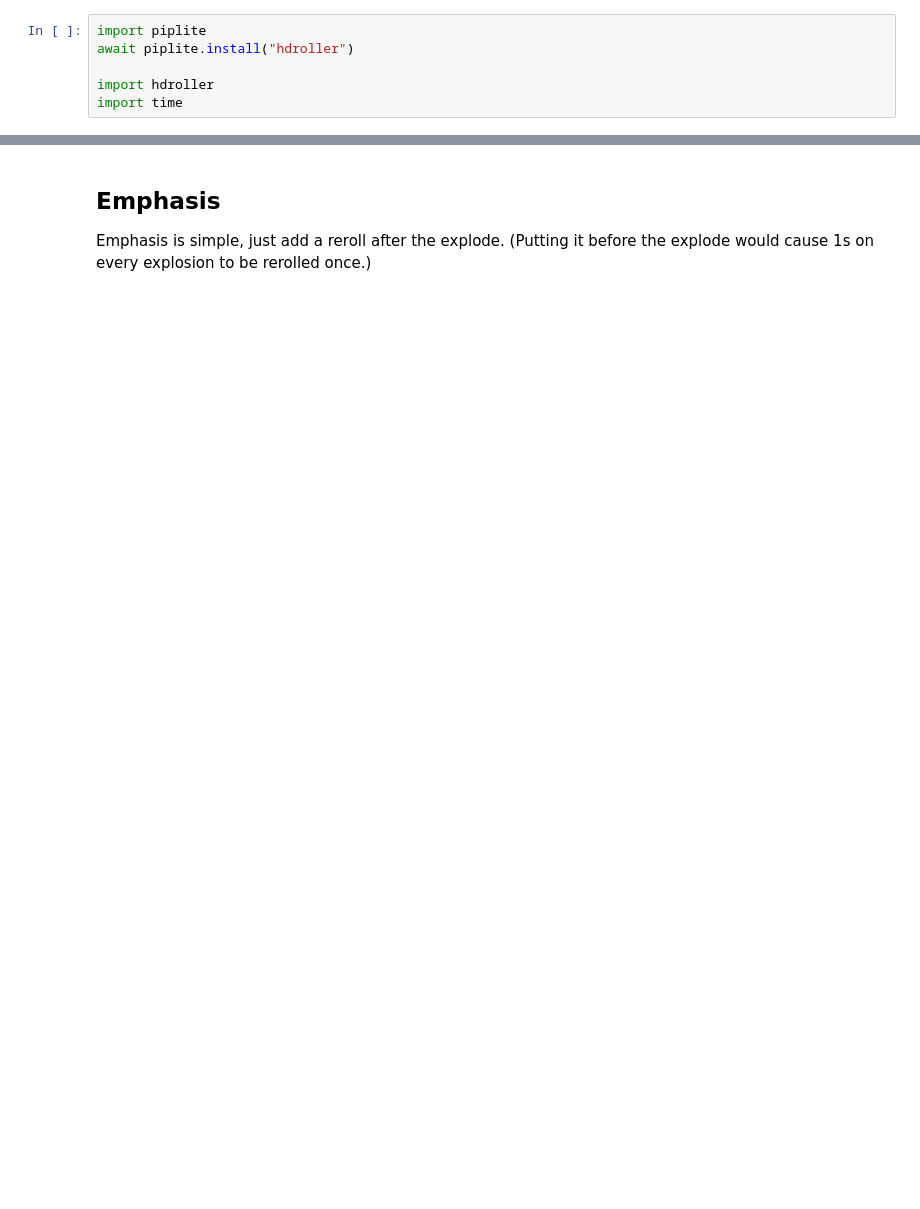
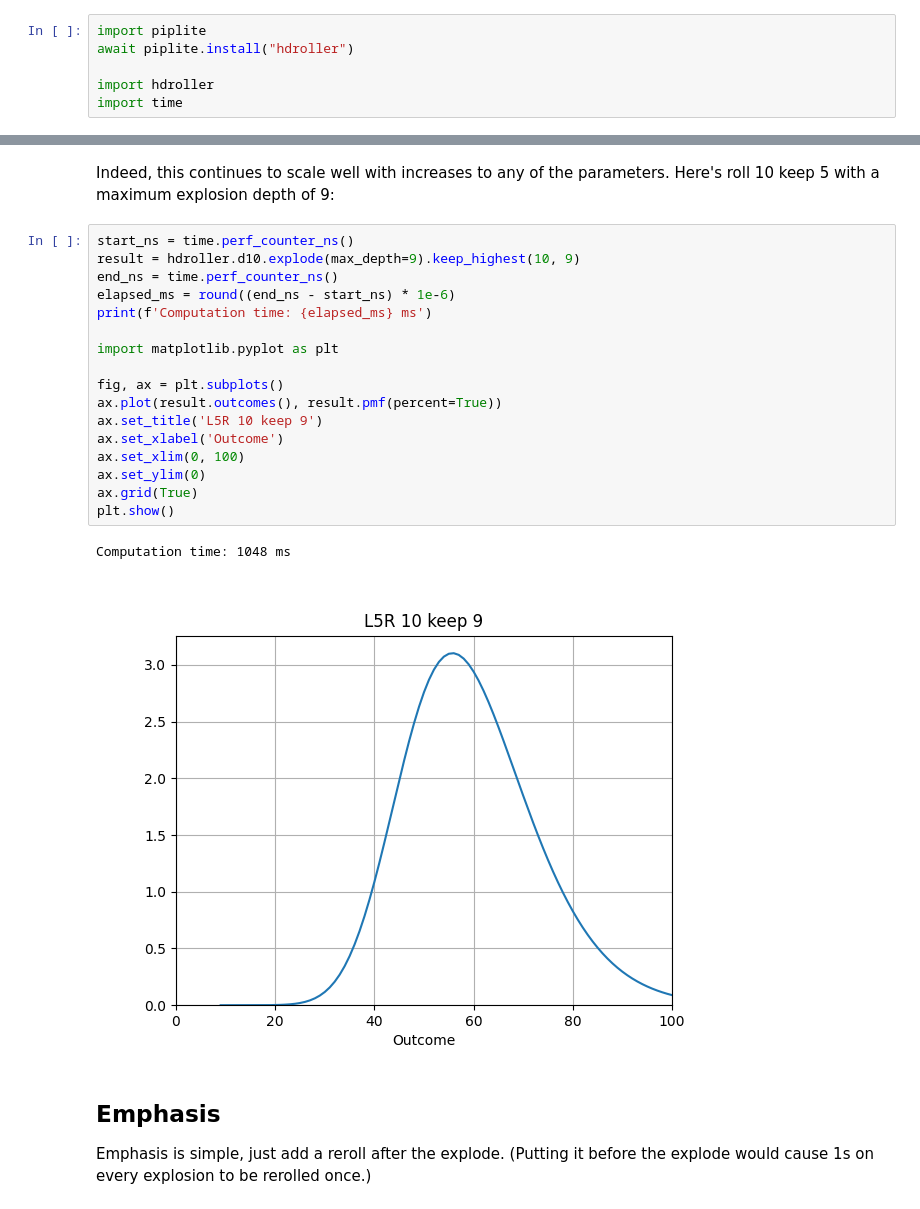
Before and after one commit to HighDiceRoller/icepool, a Jupyter notebook: notebooks/l5r.ipynb, the cells around one changed output, grey strips where cells are left out. Cells and saved outputs as stored; diff of their text form; blank space fills up the shorter version.

```diff
--- a/notebooks/l5r.ipynb
+++ b/notebooks/l5r.ipynb
@@ -74,3 +75,25 @@ Computation time: 251 ms
+# %% [markdown]
+Indeed, this continues to scale well with increases to any of the parameters. Here's roll 10 keep 5 with a maximum explosion depth of 9:
+# %%
+start_ns = time.perf_counter_ns()
+result = hdroller.d10.explode(max_depth=9).keep_highest(10, 9)
+end_ns = time.perf_counter_ns()
+elapsed_ms = round((end_ns - start_ns) * 1e-6)
+print(f'Computation time: {elapsed_ms} ms')
+
+import matplotlib.pyplot as plt
+
+fig, ax = plt.subplots()
+ax.plot(result.outcomes(), result.pmf(percent=True))
+ax.set_title('L5R 10 keep 9')
+ax.set_xlabel('Outcome')
+ax.set_xlim(0, 100)
+ax.set_ylim(0)
+ax.grid(True)
+plt.show()
+# %% [output]
+Computation time: 1048 ms
+[figure, added]
 # %% [markdown]
 ## Emphasis
 
```
Also changed, not shown: parts of 4 cells of this notebook.
